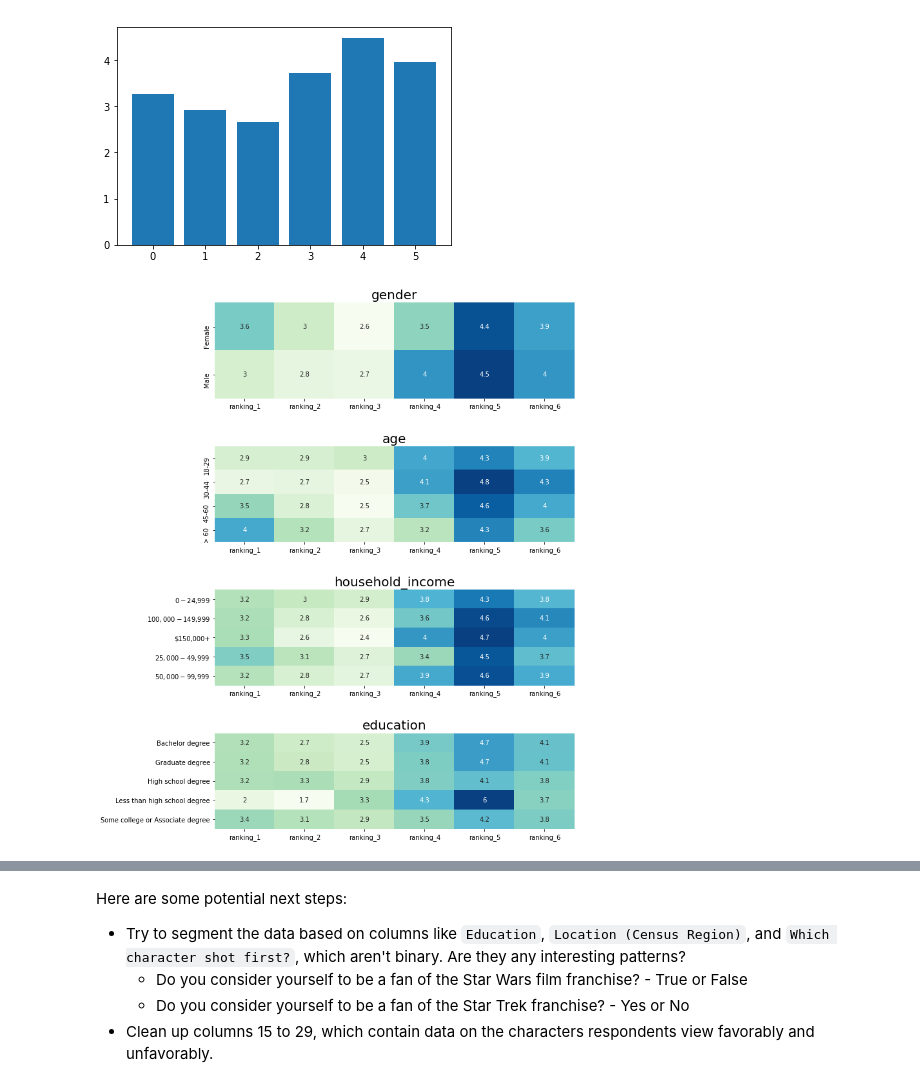
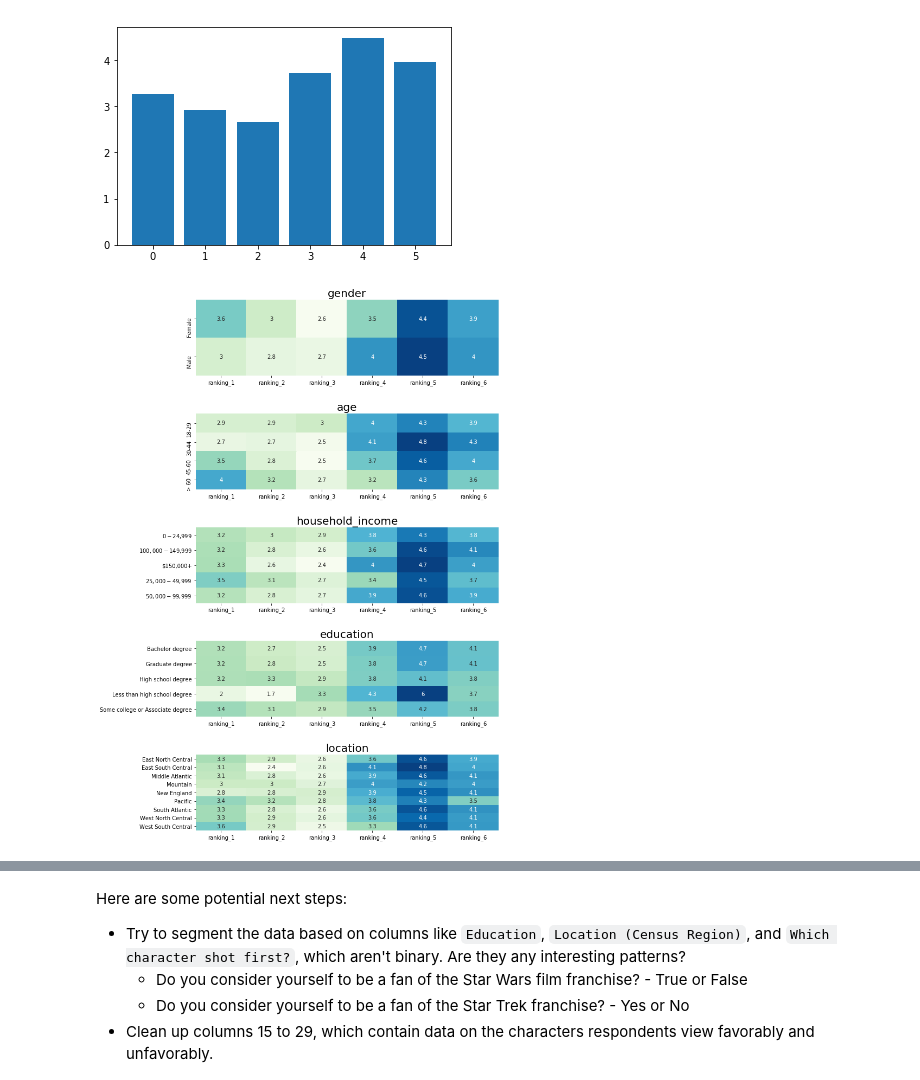
Before and after one commit to tainangao/Star-Wars-Survey, a Jupyter notebook: Star Wars Survey.ipynb, the cells around one changed output, grey strips where cells are left out. Cells and saved outputs as stored; diff of their text form; code cells hidden in the pictures.

```diff
--- a/Star Wars Survey.ipynb
+++ b/Star Wars Survey.ipynb
@@ -180,17 +208,17 @@ plt.bar(range(6), star_wars[star_wars.columns[3:9]].mean())
 <BarContainer object of 6 artists>
 [figure]
 # %%
-cat_cols = ['gender','age','household_income', 'education']
+cat_cols = ['gender','age','household_income', 'education', 'location']
 seen_cols = star_wars.columns[3:9].values
 
-fig = plt.figure(figsize=(10,15))
+fig = plt.figure(figsize=(10,18))
 
-for sp in range(0,4):
-    ax = fig.add_subplot(4,1,sp+1)
+for sp in range(0,5):
+    ax = fig.add_subplot(5,1,sp+1)
     table = pd.pivot_table(star_wars,index=cat_cols[sp],values=seen_cols, fill_value=0, aggfunc=np.sum)
     ax = sns.heatmap(table, cmap='GnBu', annot=True, fmt="d",cbar=False)
     ax.set(ylabel='')
-    ax.set_title(cat_cols[sp],fontsize=20),
+    ax.set_title(cat_cols[sp],fontsize=20)
     #ax.legend(loc='upper center', bbox_to_anchor=(0.5, 1.5))
 
 
@@ -214,13 +228,0 @@ seenDF.head()
-# %%
-
-fig = plt.figure(figsize=(15,11))
-
-for sp in range(0,4):
-    ax = fig.add_subplot(2,2,sp+1)
-    sns.countplot(x='value', hue=cat_cols[sp], data=seenDF, ax=ax)
-    ax.set_title(cat_cols[sp]),
-    ax.legend(loc='upper center', bbox_to_anchor=(0.5, 1.5))
-
-
-plt.subplots_adjust(hspace = 0.6)
-plt.show()
@@ -228,0 +229,7 @@ plt.show()
+# %%
+fig = plt.figure(figsize=(10,3))
+table = pd.pivot_table(star_wars,index='which_character_shot_first?',values=seen_cols, fill_value=0, aggfunc=np.sum)
+ax = sns.heatmap(table, cmap='OrRd', annot=True, fmt="d",cbar=False)
+ax.set(ylabel='')
+ax.set_title('which_character_shot_first?',fontsize=20)
+plt.show()
@@ -257,17 +266,17 @@ plt.bar(range(6), star_wars[rank_cols].mean())
 <BarContainer object of 6 artists>
 [figure]
 # %%
-fig = plt.figure(figsize=(10,15))
+fig = plt.figure(figsize=(10,18))
 
-for sp in range(0,4):
-    ax = fig.add_subplot(4,1,sp+1)
+for sp in range(0,5):
+    ax = fig.add_subplot(5,1,sp+1)
     table = pd.pivot_table(star_wars,index=cat_cols[sp],values=rank_cols, fill_value=0, aggfunc=np.mean)
     ax = sns.heatmap(table, cmap='GnBu', annot=True,cbar=False)
     ax.set(ylabel='')
     ax.set_title(cat_cols[sp],fontsize=20),
 
 
 plt.subplots_adjust(hspace = 0.5)
 plt.show()
 # %% [output]
-[figure, old version]
+[figure, new version]
```
Also changed, not shown: parts of 29 cells of this notebook.
